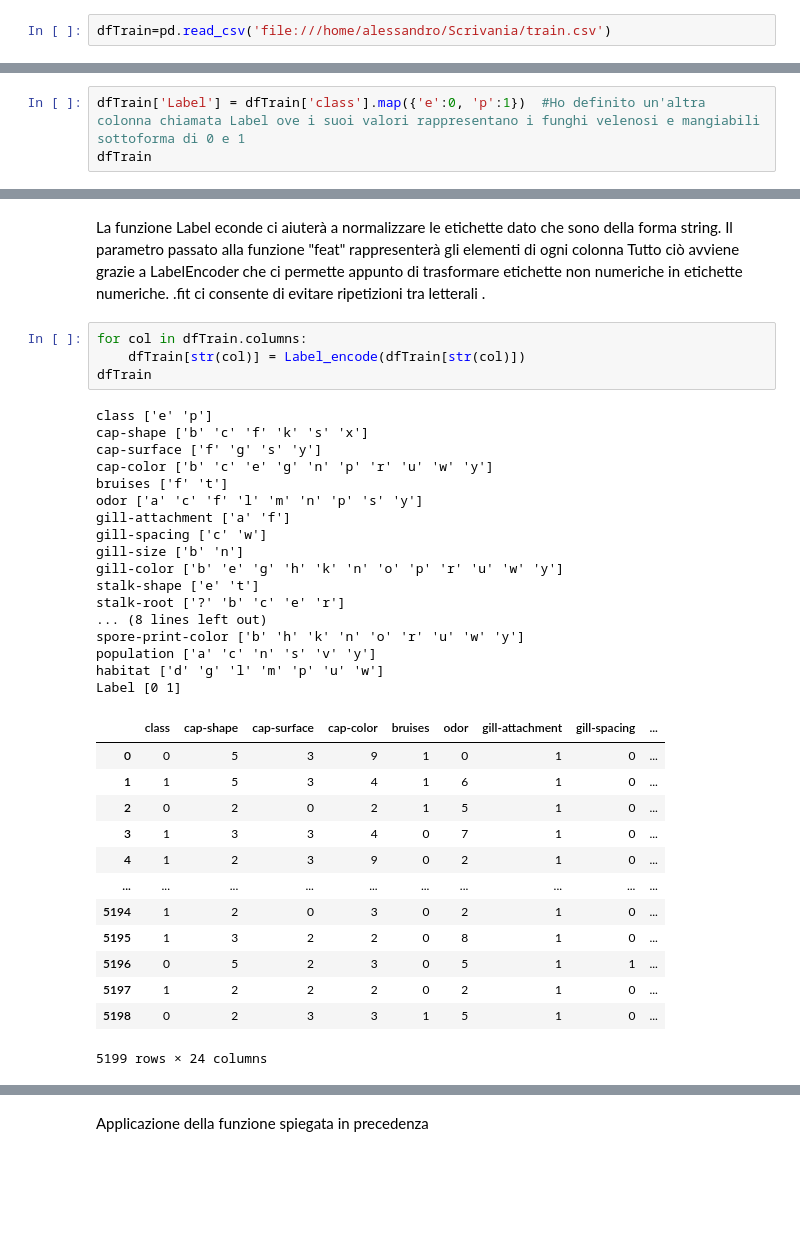
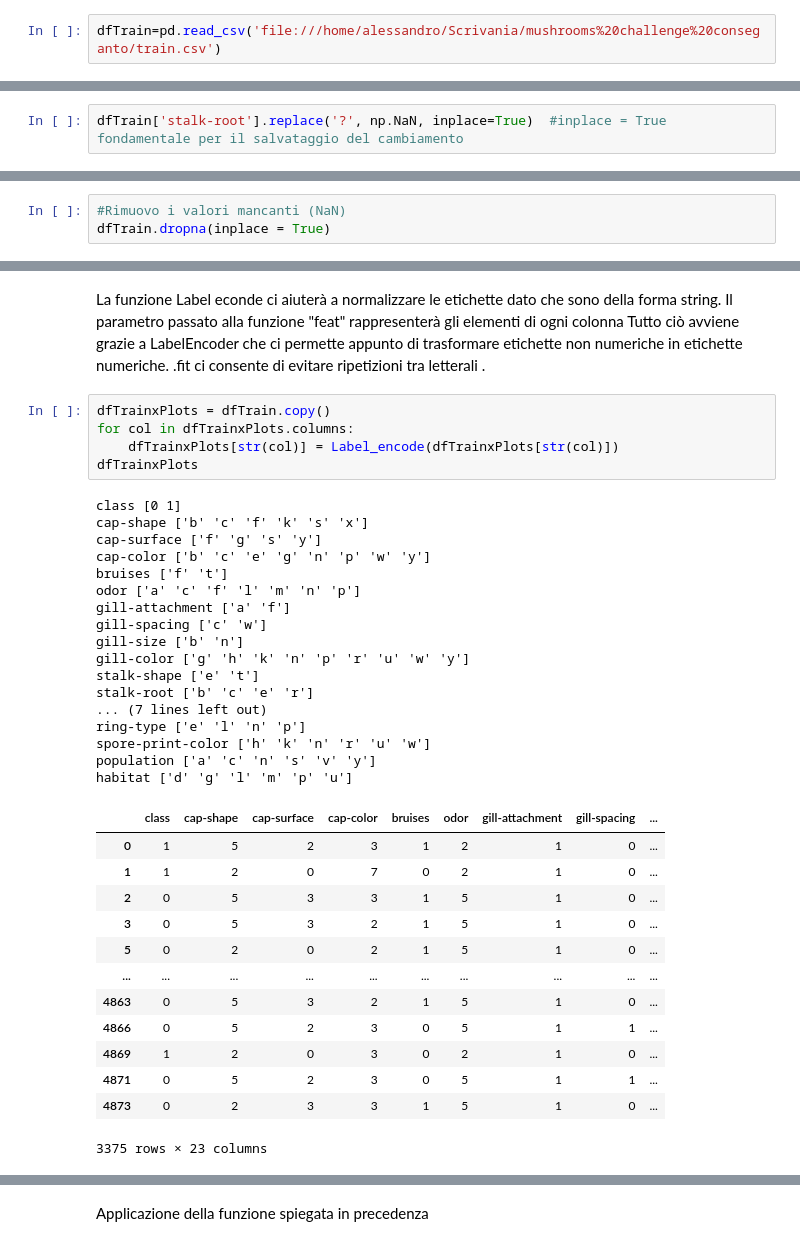
Before and after one commit to alegio98/Mushroom-Dataset, a Jupyter notebook: train.ipynb, the cells around one changed output, grey strips where cells are left out. Cells and saved outputs as stored; diff of their text form; blank space fills up the shorter version.

```diff
--- a/train.ipynb
+++ b/train.ipynb
@@ -38,5 +45,5 @@ from sklearn.preprocessing import LabelEncoder
 # %%
-dfTrain=pd.read_csv('file:///home/alessandro/Scrivania/train.csv')
+dfTrain=pd.read_csv('file:///home/alessandro/Scrivania/mushrooms%20challenge%20conseganto/train.csv')
 # %%
 dfTrain
 # %% [output]
@@ -55,0 +80,2 @@ dfTrain
+# %%
+dfTrain['stalk-root'].replace('?', np.NaN, inplace=True)  #inplace = True fondamentale per il salvataggio del cambiamento
@@ -55,0 +117,3 @@ dfTrain
+# %%
+#Rimuovo i valori mancanti (NaN)
+dfTrain.dropna(inplace = True)
@@ -74,3 +209,0 @@ dfTest
-# %%
-dfTrain['Label'] = dfTrain['class'].map({'e':0, 'p':1})  #Ho definito un'altra colonna chiamata Label ove i suoi valori rappresentano i funghi velenosi e mangiabili sottoforma di 0 e 1
-dfTrain
@@ -106,37 +317,38 @@ La funzione Label econde ci aiuterà a normalizzare le etichette dato che sono d
 Tutto ciò avviene grazie a LabelEncoder che ci permette appunto di trasformare etichette non numeriche in etichette numeriche.
 .fit ci consente di evitare ripetizioni tra letterali .
 # %%
-for col in dfTrain.columns:
-    dfTrain[str(col)] = Label_encode(dfTrain[str(col)])
-dfTrain
+dfTrainxPlots = dfTrain.copy()
+for col in dfTrainxPlots.columns:
+    dfTrainxPlots[str(col)] = Label_encode(dfTrainxPlots[str(col)])
+dfTrainxPlots
 # %% [output]
-class ['e' 'p']
+class [0 1]
 cap-shape ['b' 'c' 'f' 'k' 's' 'x']
 cap-surface ['f' 'g' 's' 'y']
-cap-color ['b' 'c' 'e' 'g' 'n' 'p' 'r' 'u' 'w' 'y']
+cap-color ['b' 'c' 'e' 'g' 'n' 'p' 'w' 'y']
 bruises ['f' 't']
-odor ['a' 'c' 'f' 'l' 'm' 'n' 'p' 's' 'y']
+odor ['a' 'c' 'f' 'l' 'm' 'n' 'p']
 gill-attachment ['a' 'f']
 gill-spacing ['c' 'w']
 gill-size ['b' 'n']
-gill-color ['b' 'e' 'g' 'h' 'k' 'n' 'o' 'p' 'r' 'u' 'w' 'y']
+gill-color ['g' 'h' 'k' 'n' 'p' 'r' 'u' 'w' 'y']
 stalk-shape ['e' 't']
-stalk-root ['?' 'b' 'c' 'e' 'r']
-... (8 lines left out)
-spore-print-color ['b' 'h' 'k' 'n' 'o' 'r' 'u' 'w' 'y']
+stalk-root ['b' 'c' 'e' 'r']
+... (7 lines left out)
+ring-type ['e' 'l' 'n' 'p']
+spore-print-color ['h' 'k' 'n' 'r' 'u' 'w']
 population ['a' 'c' 'n' 's' 'v' 'y']
-habitat ['d' 'g' 'l' 'm' 'p' 'u' 'w']
-Label [0 1]
+habitat ['d' 'g' 'l' 'm' 'p' 'u']
 |  | class | cap-shape | cap-surface | cap-color | bruises | odor | gill-attachment | gill-spacing | ... |
-| 0 | 0 | 5 | 3 | 9 | 1 | 0 | 1 | 0 | ... |
-| 1 | 1 | 5 | 3 | 4 | 1 | 6 | 1 | 0 | ... |
-| 2 | 0 | 2 | 0 | 2 | 1 | 5 | 1 | 0 | ... |
-| 3 | 1 | 3 | 3 | 4 | 0 | 7 | 1 | 0 | ... |
-| 4 | 1 | 2 | 3 | 9 | 0 | 2 | 1 | 0 | ... |
+| 0 | 1 | 5 | 2 | 3 | 1 | 2 | 1 | 0 | ... |
+| 1 | 1 | 2 | 0 | 7 | 0 | 2 | 1 | 0 | ... |
+| 2 | 0 | 5 | 3 | 3 | 1 | 5 | 1 | 0 | ... |
+| 3 | 0 | 5 | 3 | 2 | 1 | 5 | 1 | 0 | ... |
+| 5 | 0 | 2 | 0 | 2 | 1 | 5 | 1 | 0 | ... |
 | ... | ... | ... | ... | ... | ... | ... | ... | ... | ... |
-| 5194 | 1 | 2 | 0 | 3 | 0 | 2 | 1 | 0 | ... |
-| 5195 | 1 | 3 | 2 | 2 | 0 | 8 | 1 | 0 | ... |
-| 5196 | 0 | 5 | 2 | 3 | 0 | 5 | 1 | 1 | ... |
-| 5197 | 1 | 2 | 2 | 2 | 0 | 2 | 1 | 0 | ... |
-| 5198 | 0 | 2 | 3 | 3 | 1 | 5 | 1 | 0 | ... |
+| 4863 | 0 | 5 | 3 | 2 | 1 | 5 | 1 | 0 | ... |
+| 4866 | 0 | 5 | 2 | 3 | 0 | 5 | 1 | 1 | ... |
+| 4869 | 1 | 2 | 0 | 3 | 0 | 2 | 1 | 0 | ... |
+| 4871 | 0 | 5 | 2 | 3 | 0 | 5 | 1 | 1 | ... |
+| 4873 | 0 | 2 | 3 | 3 | 1 | 5 | 1 | 0 | ... |
-5199 rows × 24 columns
+3375 rows × 23 columns
```
Also changed, not shown: parts of 67 cells of this notebook, 5 other files.
